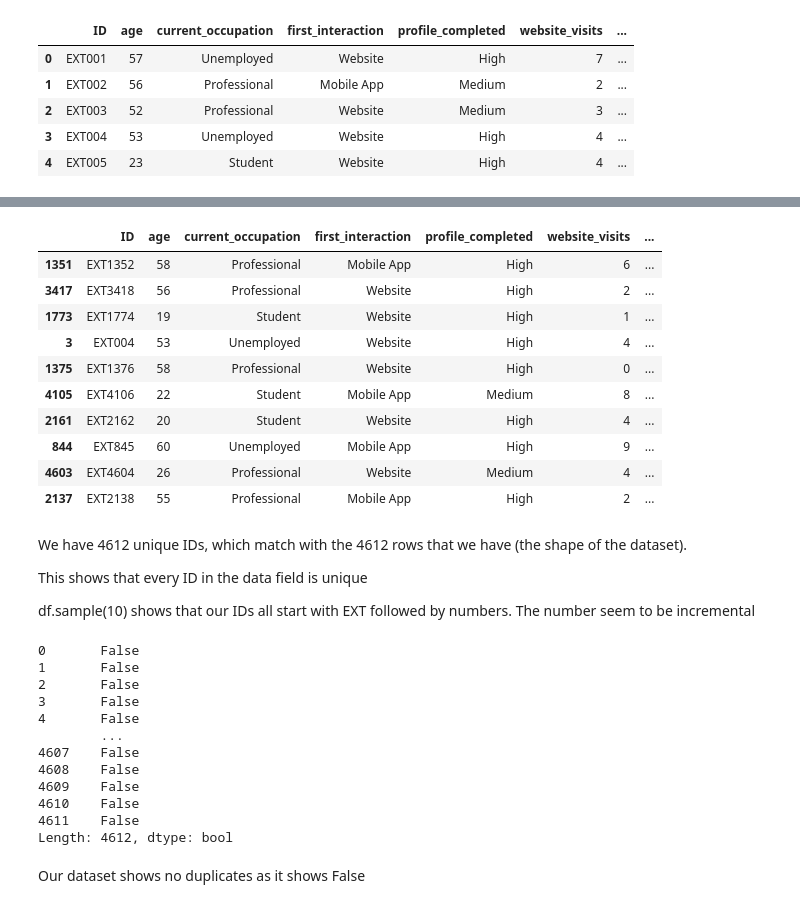
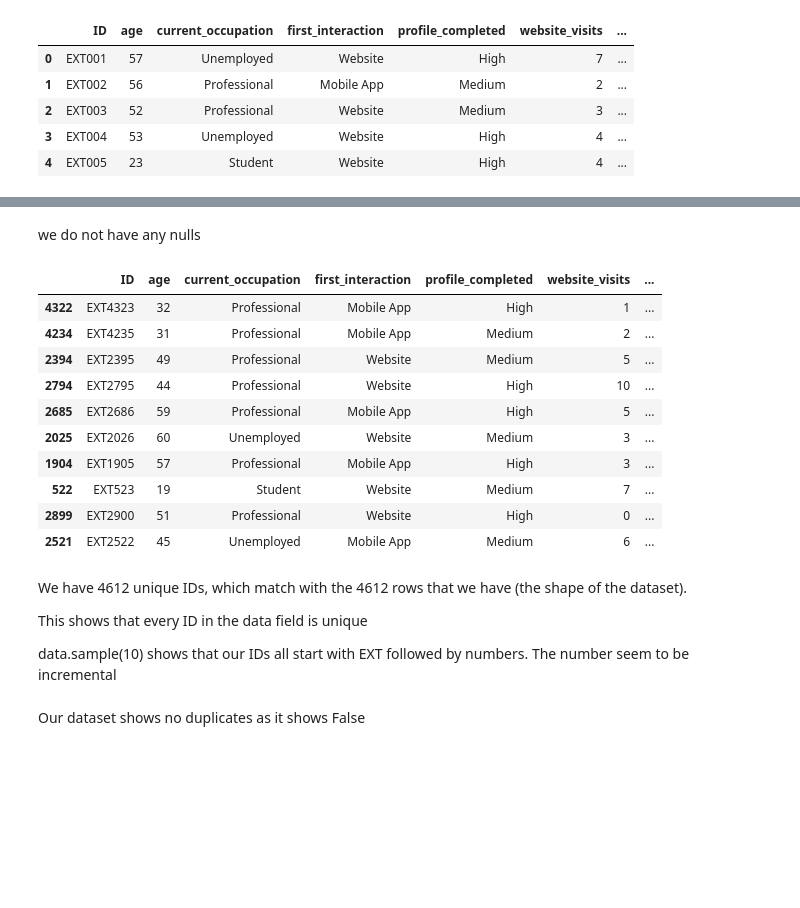
Before and after one commit to Tsungie/Classification-and-Hypothesis-Testing, a Jupyter notebook: Learner+Notebook+-+Full+Code+Version+-+Potential+Customers+Prediction.ipynb, the cells around one changed output, grey strips where cells are left out. Cells and saved outputs as stored; diff of their text form; code cells hidden in the pictures; blank space fills up the shorter version.

```diff
--- a/Learner+Notebook+-+Full+Code+Version+-+Potential+Customers+Prediction.ipynb
+++ b/Learner+Notebook+-+Full+Code+Version+-+Potential+Customers+Prediction.ipynb
@@ -61,3 +64,6 @@ warnings.filterwarnings("ignore")
 pd.set_option("display.max_columns", None)
 # set the maximum number of rows
 pd.set_option("display.max_rows", 200)
+
+# set the precision of floating numbers to 5 decimal places
+pd.set_option("display.float_format",lambda x: "%.5f" % x)
@@ -102,2 +129,5 @@ Our data set has  4612 rows and 15 columns
+# %%
+#we don't want to overwrite the original data frame
+data = df.copy()
 # %%
 # obesrving our data set
@@ -153,41 +242,27 @@ Did the lead eventually become a paying customer or not
+# %% [markdown]
+we do not have any nulls
 # %%
 # let's find out how many unique values exist using the ID
-df['ID'].nunique()
-df.sample(10)
+data['ID'].nunique()
+data.sample(10)
 #it seems all our IDs start with EXT
 # %% [output]
 |  | ID | age | current_occupation | first_interaction | profile_completed | website_visits | ... |
-| 1351 | EXT1352 | 58 | Professional | Mobile App | High | 6 | ... |
-| 3417 | EXT3418 | 56 | Professional | Website | High | 2 | ... |
-| 1773 | EXT1774 | 19 | Student | Website | High | 1 | ... |
-| 3 | EXT004 | 53 | Unemployed | Website | High | 4 | ... |
-| 1375 | EXT1376 | 58 | Professional | Website | High | 0 | ... |
-| 4105 | EXT4106 | 22 | Student | Mobile App | Medium | 8 | ... |
-| 2161 | EXT2162 | 20 | Student | Website | High | 4 | ... |
-| 844 | EXT845 | 60 | Unemployed | Mobile App | High | 9 | ... |
-| 4603 | EXT4604 | 26 | Professional | Website | Medium | 4 | ... |
-| 2137 | EXT2138 | 55 | Professional | Mobile App | High | 2 | ... |
+| 4322 | EXT4323 | 32 | Professional | Mobile App | High | 1 | ... |
+| 4234 | EXT4235 | 31 | Professional | Mobile App | Medium | 2 | ... |
+| 2394 | EXT2395 | 49 | Professional | Website | Medium | 5 | ... |
+| 2794 | EXT2795 | 44 | Professional | Website | High | 10 | ... |
+| 2685 | EXT2686 | 59 | Professional | Mobile App | High | 5 | ... |
+| 2025 | EXT2026 | 60 | Unemployed | Website | Medium | 3 | ... |
+| 1904 | EXT1905 | 57 | Professional | Mobile App | High | 3 | ... |
+| 522 | EXT523 | 19 | Student | Website | Medium | 7 | ... |
+| 2899 | EXT2900 | 51 | Professional | Website | High | 0 | ... |
+| 2521 | EXT2522 | 45 | Unemployed | Mobile App | Medium | 6 | ... |
 # %% [markdown]
 We have 4612 unique IDs, which match with the  4612 rows that we have (the shape of the dataset).
 
 This shows that every ID in the data field is unique
 
-df.sample(10) shows that our IDs all start with EXT followed by numbers. The number seem to be incremental
+data.sample(10) shows that our IDs all start with EXT followed by numbers. The number seem to be incremental
-# %%
-#Anoher way of checking if there are any duplicates is to use the below code:
-df.duplicated()
-# %% [output]
-0       False
-1       False
-2       False
-3       False
-4       False
-        ...
-4607    False
-4608    False
-4609    False
-4610    False
-4611    False
-Length: 4612, dtype: bool
 # %% [markdown]
 Our dataset shows  no duplicates as it shows False
```
Also changed, not shown: parts of 127 cells of this notebook.
